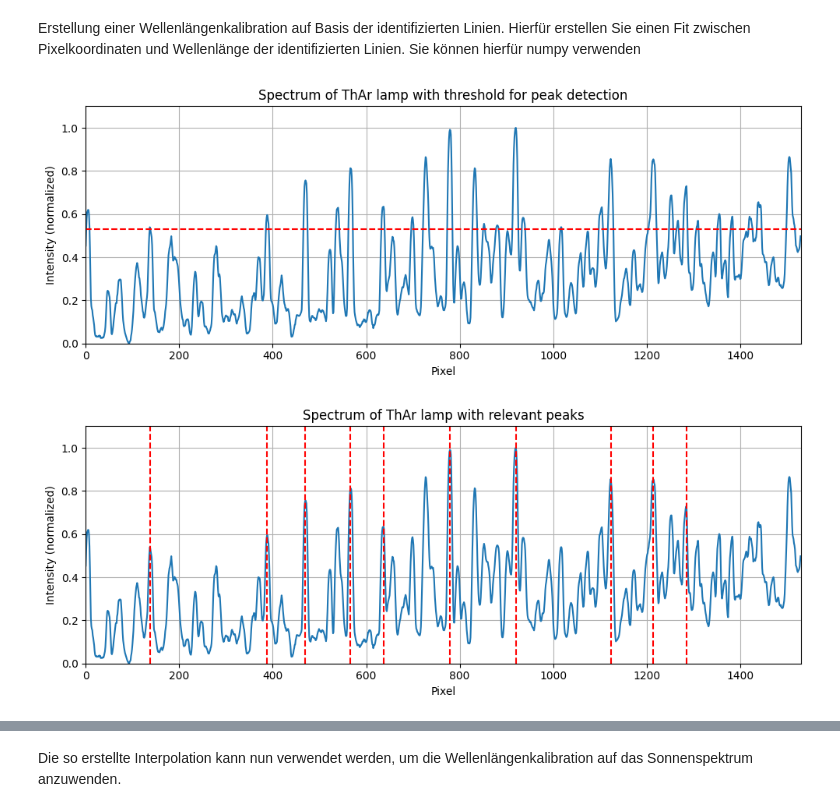
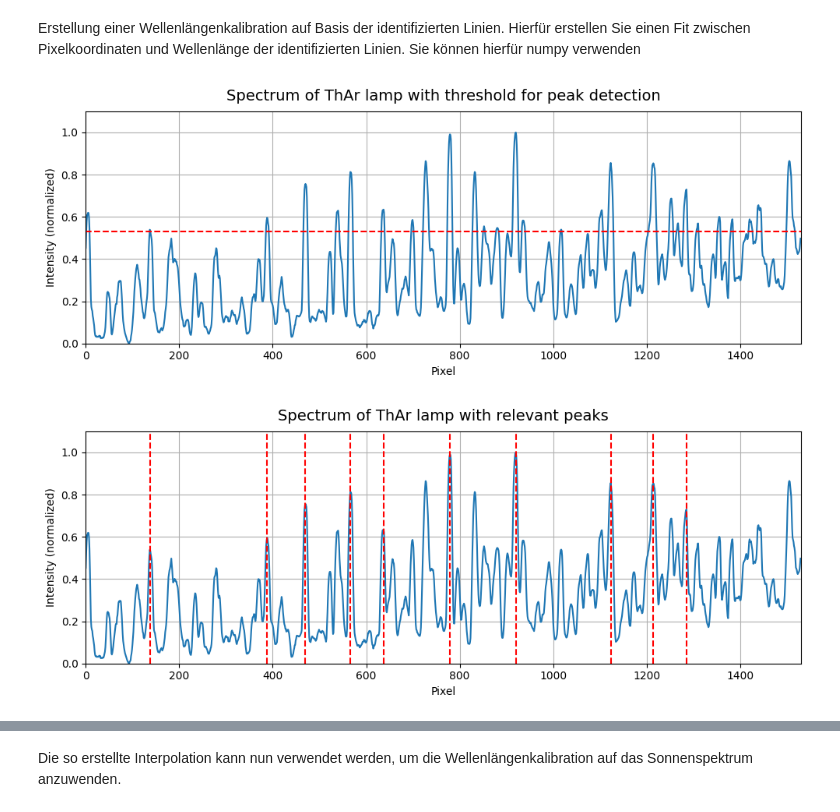
Before and after one commit to B0whunt3r21/AstroPrak, a Jupyter notebook: SolarSpectrum/Auswertungshilfe.ipynb, the cells around one changed output, grey strips where cells are left out. Cells and saved outputs as stored; diff of their text form; code cells hidden in the pictures.

```diff
--- a/SolarSpectrum/Auswertungshilfe.ipynb
+++ b/SolarSpectrum/Auswertungshilfe.ipynb
@@ -214,19 +193,19 @@ Erstellung einer Wellenlängenkalibration auf Basis der identifizierten Linien.
 # %%
 # Plot ThAr-lines related to Linienatlas
 fig, ax = plt.subplots(1, 1, figsize=(10, 4))
 ax.plot(ThArSpect_normalized)
 ax.set_xlim(0, 1530)
 ax.set_ylim(0, 1.1)
 ax.hlines(y=ThAr_peaks_threshold, xmin=0, xmax=1530, color='red', linestyle='dashed')
 ax.set_xlabel('Pixel')
 ax.set_ylabel('Intensity (normalized)')
-ax.set_title('Spectrum of ThAr lamp with threshold for peak detection')
+ax.set_title('Spectrum of ThAr lamp with threshold for peak detection', fontsize=14, pad=10)
 ax.grid()
 
 plt.tight_layout()
 plt.show()
 # %% [output]
-[figure, old version]
+[figure, new version]
 # %%
 fig, ax = plt.subplots(1, 1, figsize=(10, 4))
 ax.plot(ThArSpect_normalized)
@@ -246,10 +225,10 @@ ax.vlines(x=ThAr_peaks[9], ymin=0, ymax=1.1, color='red', linestyle='--')
 #ax.hlines(y=ThAr_peaks_threshold, xmin=0, xmax=1530, color='red', linestyle='dashed')
 ax.set_xlabel('Pixel')
 ax.set_ylabel('Intensity (normalized)')
-ax.set_title('Spectrum of ThAr lamp with relevant peaks')
+ax.set_title('Spectrum of ThAr lamp with relevant peaks', fontsize=14, pad=10)
 ax.grid()
 
 plt.tight_layout()
 plt.show()
 # %% [output]
-[figure, old version]
+[figure, new version]
```
Also changed, not shown: parts of 9 cells of this notebook.
